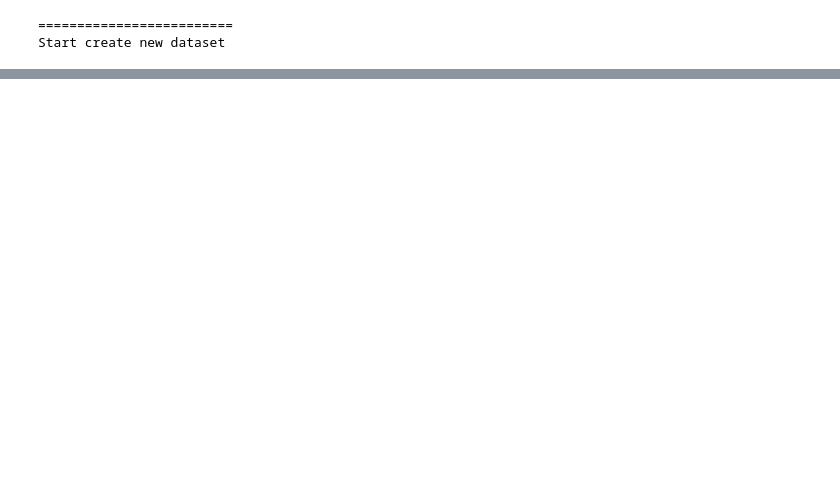
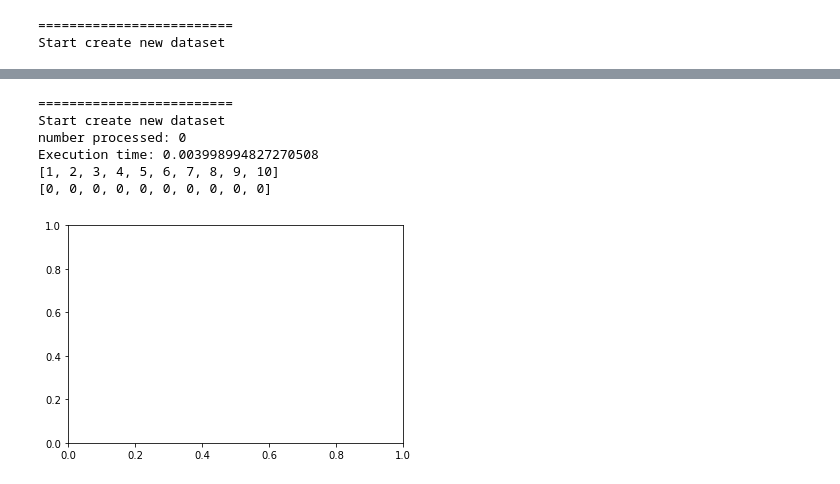
Before and after one commit to HubHetic/Open-Food-Fact, a Jupyter notebook: notebook/test.ipynb, the cells around one changed output, grey strips where cells are left out. Drawn from its saved outputs; the diff is of its cells as text; code cells hidden in the pictures; blank space fills up the shorter version.

```diff
--- a/notebook/test.ipynb
+++ b/notebook/test.ipynb
@@ -63,0 +137,79 @@ temps d'execution: 774.4887683391571
+# %%
+def performance_test_cn(nb_pictures_test=15, label='product_name',
+                         verbose=False, size = (224,224)):
+    """for all then pictures in test, we ll apply knn
+        and compt all the occurence where our pictures tested has
+        the same name
+
+    Args:
+        - nb_picturess_test (int, optional): [description]. Defaults to 5.
+        - verbose (bool, optional): [display the different steps
+        performed and the calculation time]. Defaults to False.
+
+    """
+    if verbose:
+        nb_pictures_done = 0
+        print("=========================")
+        print("Start create new dataset")
+        tps1 = time.time()
+    test_image = os.listdir(fv.PATH_DATA_CNN_TEST)[3000:]
+    list_pictures = [fv.PATH_DATA_CNN_TEST+image for image in test_image]
+    test_image = [image.replace('.jpg', '') for image in test_image]
+    table_index = dict([(i, 0) for i in range(nb_pictures_test)])
+    table_index[-1] = 0
+    for path_picture, code_origin_image in zip(list_pictures, test_image):
+        if verbose:
+            if (nb_pictures_done % 300) == 0:
+                tps2 = time.time()
+                print(f"number processed: {nb_pictures_done}")
+                print(f"Execution time: {tps2 - tps1}")
+            nb_pictures_done += 1
+
+        try: liste_id = picture_to_list_code(path_picture, nb_pictures_test, size)
+        except: continue
+
+        try:
+            liste_produits = code_to_name_product(liste_id, label)
+
+        except KeyError as e:
+            print(f"code product not found : {e}")
+            continue
+        name_product = DF_PRODUIT_TEST.loc[code_origin_image, label]
+        try:
+            table_index[liste_produits.index(name_product)] += 1
+        except ValueError:
+            table_index[-1] += 1
+    x = [i for i in range(1, nb_pictures_test + 1)]
+    len_test = len(test_image)
+    for i in range(1, nb_pictures_test):
+        table_index[i] += table_index[i - 1]
+    y = [table_index[i] for i in range(nb_pictures_test)]    # /nb_pictures_test
+    fig = plt.figure()
+    ax = fig.add_subplot(1, 1, 1)
+
+
+    print(x)
+    print(y)
+
+    #ax.bar(x, y)
+    #grid_x_ticks = np.arange(0, nb_pictures_test, 0.2)
+    #grid_y_ticks = np.arange(0, 5, 0.2)
+    #ax.set_xticks(grid_x_ticks, minor=True)
+    #ax.set_yticks(grid_y_ticks, minor=True)
+
+    #ax.grid(which='both')
+    #ax.grid(which='minor', alpha=0.2, linestyle='--')
+    #ax.set_ylabel('percentage')
+    #ax.set_title('percentage image find by ' + label + 'with '
+                 #+ str(nb_pictures_test))
+    #plt.bar(x, y)
+
+performance_test_cn(nb_pictures_test=10, verbose=True)
+# %% [output]
+=========================
+Start create new dataset
+number processed: 0
+Execution time: 0.003998994827270508
+[1, 2, 3, 4, 5, 6, 7, 8, 9, 10]
+[0, 0, 0, 0, 0, 0, 0, 0, 0, 0]
+[figure, added]
```
Also changed, not shown: parts of 10 cells of this notebook, 2 other files.
